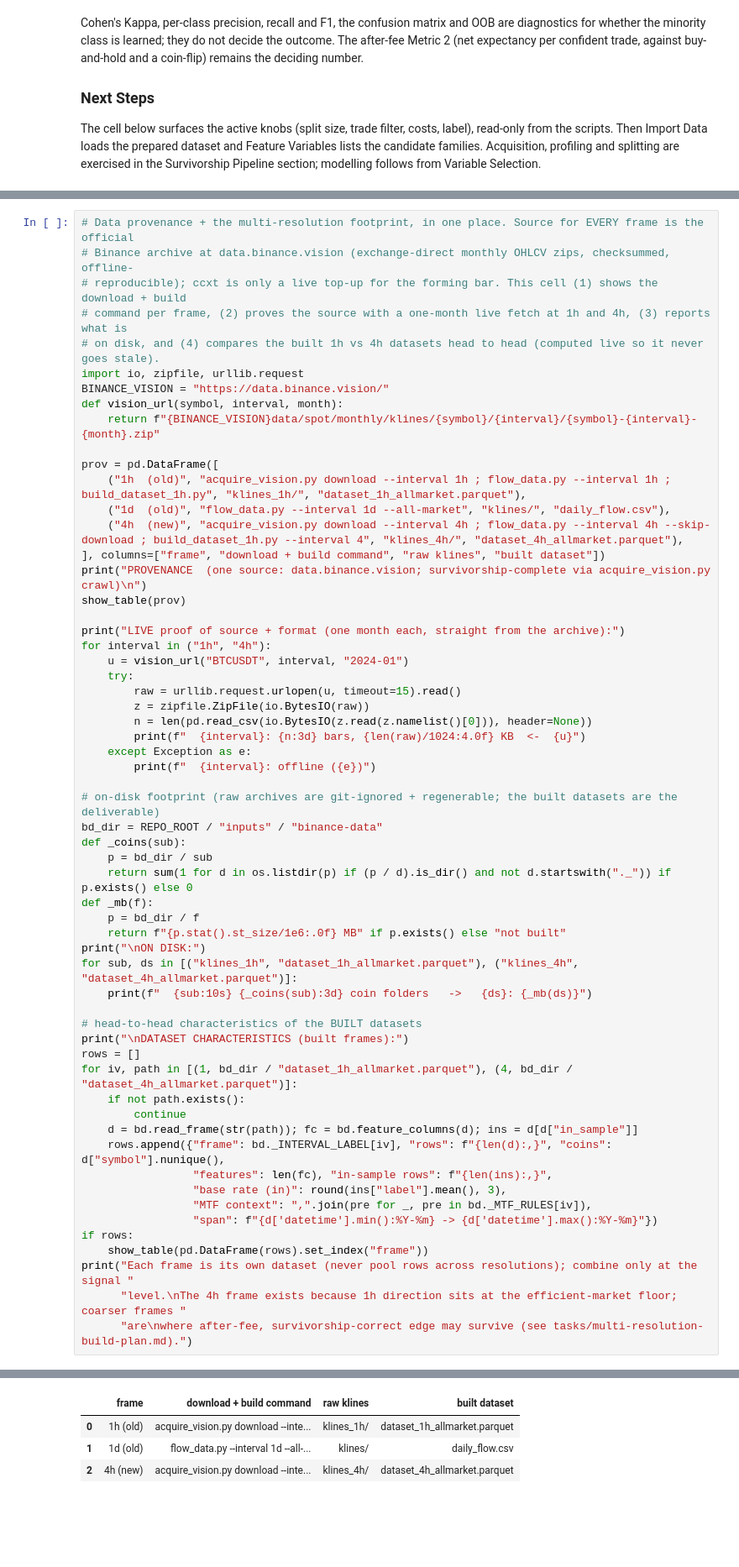
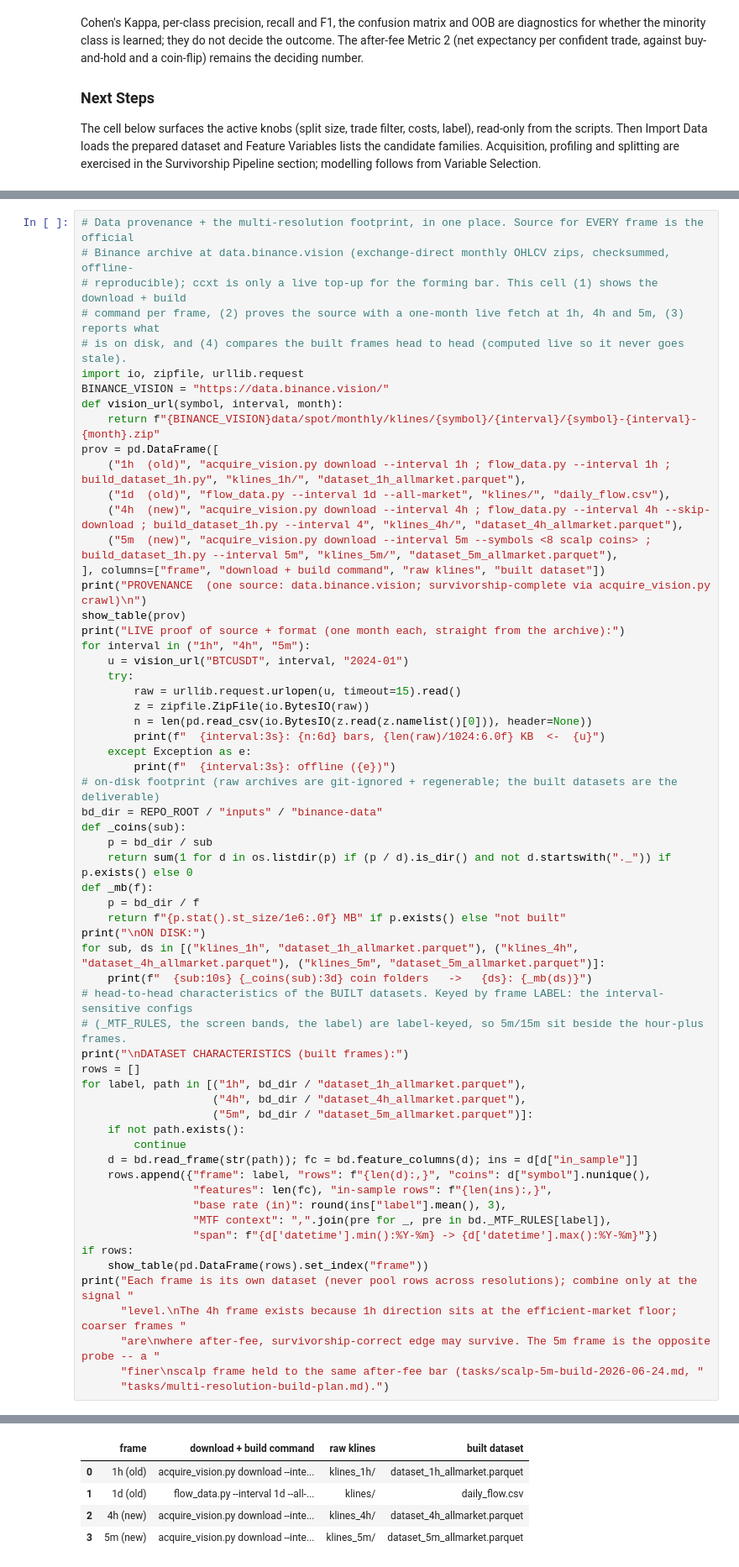
Before and after one commit to seamusrobertmurphy/swing-trader, a Jupyter notebook: 03-trader-execution/03-trader-execution.ipynb, the cells around one changed output, grey strips where cells are left out. Shown at 84% size. Cells and saved outputs as stored; diff of their text form; blank space fills up the shorter version.

```diff
--- a/03-trader-execution/03-trader-execution.ipynb
+++ b/03-trader-execution/03-trader-execution.ipynb
@@ -141,65 +144,68 @@ Characteristics shared by every frame: causal, scale-invariant features (~90), a
 # Data provenance + the multi-resolution footprint, in one place. Source for EVERY frame is the official
 # Binance archive at data.binance.vision (exchange-direct monthly OHLCV zips, checksummed, offline-
 # reproducible); ccxt is only a live top-up for the forming bar. This cell (1) shows the download + build
-# command per frame, (2) proves the source with a one-month live fetch at 1h and 4h, (3) reports what is
-# on disk, and (4) compares the built 1h vs 4h datasets head to head (computed live so it never goes stale).
+# command per frame, (2) proves the source with a one-month live fetch at 1h, 4h and 5m, (3) reports what
+# is on disk, and (4) compares the built frames head to head (computed live so it never goes stale).
 import io, zipfile, urllib.request
 BINANCE_VISION = "https://data.binance.vision/"
 def vision_url(symbol, interval, month):
     return f"{BINANCE_VISION}data/spot/monthly/klines/{symbol}/{interval}/{symbol}-{interval}-{month}.zip"
-
 prov = pd.DataFrame([
     ("1h  (old)", "acquire_vision.py download --interval 1h ; flow_data.py --interval 1h ; build_dataset_1h.py", "klines_1h/", "dataset_1h_allmarket.parquet"),
     ("1d  (old)", "flow_data.py --interval 1d --all-market", "klines/", "daily_flow.csv"),
     ("4h  (new)", "acquire_vision.py download --interval 4h ; flow_data.py --interval 4h --skip-download ; build_dataset_1h.py --interval 4", "klines_4h/", "dataset_4h_allmarket.parquet"),
+    ("5m  (new)", "acquire_vision.py download --interval 5m --symbols <8 scalp coins> ; build_dataset_1h.py --interval 5m", "klines_5m/", "dataset_5m_allmarket.parquet"),
 ], columns=["frame", "download + build command", "raw klines", "built dataset"])
 print("PROVENANCE  (one source: data.binance.vision; survivorship-complete via acquire_vision.py crawl)\n")
 show_table(prov)
-
 print("LIVE proof of source + format (one month each, straight from the archive):")
-for interval in ("1h", "4h"):
+for interval in ("1h", "4h", "5m"):
     u = vision_url("BTCUSDT", interval, "2024-01")
     try:
         raw = urllib.request.urlopen(u, timeout=15).read()
         z = zipfile.ZipFile(io.BytesIO(raw))
         n = len(pd.read_csv(io.BytesIO(z.read(z.namelist()[0])), header=None))
-        print(f"  {interval}: {n:3d} bars, {len(raw)/1024:4.0f} KB  <-  {u}")
+        print(f"  {interval:3s}: {n:6d} bars, {len(raw)/1024:6.0f} KB  <-  {u}")
     except Exception as e:
-        print(f"  {interval}: offline ({e})")
-
+        print(f"  {interval:3s}: offline ({e})")
 # on-disk footprint (raw archives are git-ignored + regenerable; the built datasets are the deliverable)
 bd_dir = REPO_ROOT / "inputs" / "binance-data"
 def _coins(sub):
     p = bd_dir / sub
     return sum(1 for d in os.listdir(p) if (p / d).is_dir() and not d.startswith("._")) if p.exists() else 0
 def _mb(f):
     p = bd_dir / f
     return f"{p.stat().st_size/1e6:.0f} MB" if p.exists() else "not built"
 print("\nON DISK:")
-for sub, ds in [("klines_1h", "dataset_1h_allmarket.parquet"), ("klines_4h", "dataset_4h_allmarket.parquet")]:
+for sub, ds in [("klines_1h", "dataset_1h_allmarket.parquet"), ("klines_4h", "dataset_4h_allmarket.parquet"), ("klines_5m", "dataset_5m_allmarket.parquet")]:
     print(f"  {sub:10s} {_coins(sub):3d} coin folders   ->   {ds}: {_mb(ds)}")
-
-# head-to-head characteristics of the BUILT datasets
+# head-to-head characteristics of the BUILT datasets. Keyed by frame LABEL: the interval-sensitive configs
+# (_MTF_RULES, the screen bands, the label) are label-keyed, so 5m/15m sit beside the hour-plus frames.
 print("\nDATASET CHARACTERISTICS (built frames):")
 rows = []
-for iv, path in [(1, bd_dir / "dataset_1h_allmarket.parquet"), (4, bd_dir / "dataset_4h_allmarket.parquet")]:
+for label, path in [("1h", bd_dir / "dataset_1h_allmarket.parquet"),
+                    ("4h", bd_dir / "dataset_4h_allmarket.parquet"),
+                    ("5m", bd_dir / "dataset_5m_allmarket.parquet")]:
     if not path.exists():
         continue
     d = bd.read_frame(str(path)); fc = bd.feature_columns(d); ins = d[d["in_sample"]]
-    rows.append({"frame": bd._INTERVAL_LABEL[iv], "rows": f"{len(d):,}", "coins": d["symbol"].nunique(),
+    rows.append({"frame": label, "rows": f"{len(d):,}", "coins": d["symbol"].nunique(),
                  "features": len(fc), "in-sample rows": f"{len(ins):,}",
                  "base rate (in)": round(ins["label"].mean(), 3),
-                 "MTF context": ",".join(pre for _, pre in bd._MTF_RULES[iv]),
+                 "MTF context": ",".join(pre for _, pre in bd._MTF_RULES[label]),
                  "span": f"{d['datetime'].min():%Y-%m} -> {d['datetime'].max():%Y-%m}"})
 if rows:
     show_table(pd.DataFrame(rows).set_index("frame"))
 print("Each frame is its own dataset (never pool rows across resolutions); combine only at the signal "
       "level.\nThe 4h frame exists because 1h direction sits at the efficient-market floor; coarser frames "
-      "are\nwhere after-fee, survivorship-correct edge may survive (see tasks/multi-resolution-build-plan.md).")
+      "are\nwhere after-fee, survivorship-correct edge may survive. The 5m frame is the opposite probe -- a "
+      "finer\nscalp frame held to the same after-fee bar (tasks/scalp-5m-build-2026-06-24.md, "
+      "tasks/multi-resolution-build-plan.md).")
 # %% [output]
 PROVENANCE  (one source: data.binance.vision; survivorship-complete via acquire_vision.py crawl)
 |  | frame | download + build command | raw klines | built dataset |
 | 0 | 1h (old) | acquire_vision.py download --inte... | klines_1h/ | dataset_1h_allmarket.parquet |
 | 1 | 1d (old) | flow_data.py --interval 1d --all-... | klines/ | daily_flow.csv |
 | 2 | 4h (new) | acquire_vision.py download --inte... | klines_4h/ | dataset_4h_allmarket.parquet |
+| 3 | 5m (new) | acquire_vision.py download --inte... | klines_5m/ | dataset_5m_allmarket.parquet |
 LIVE proof of source + format (one month each, straight from the archive):
```
Also changed, not shown: parts of 18 cells of this notebook, 33 other files.
